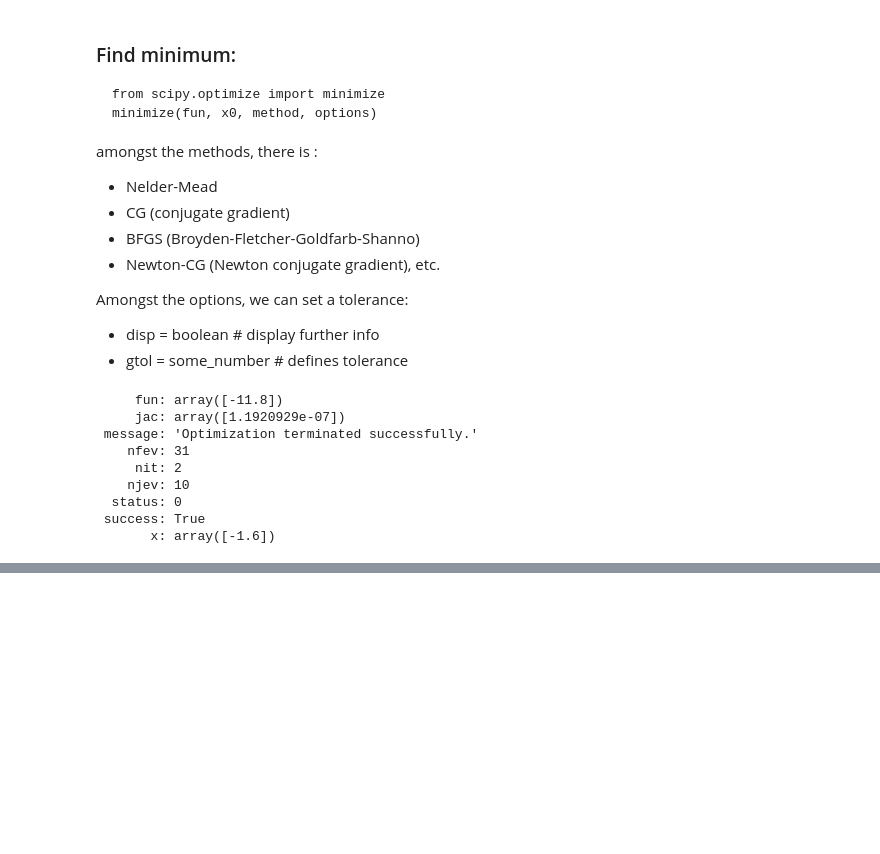
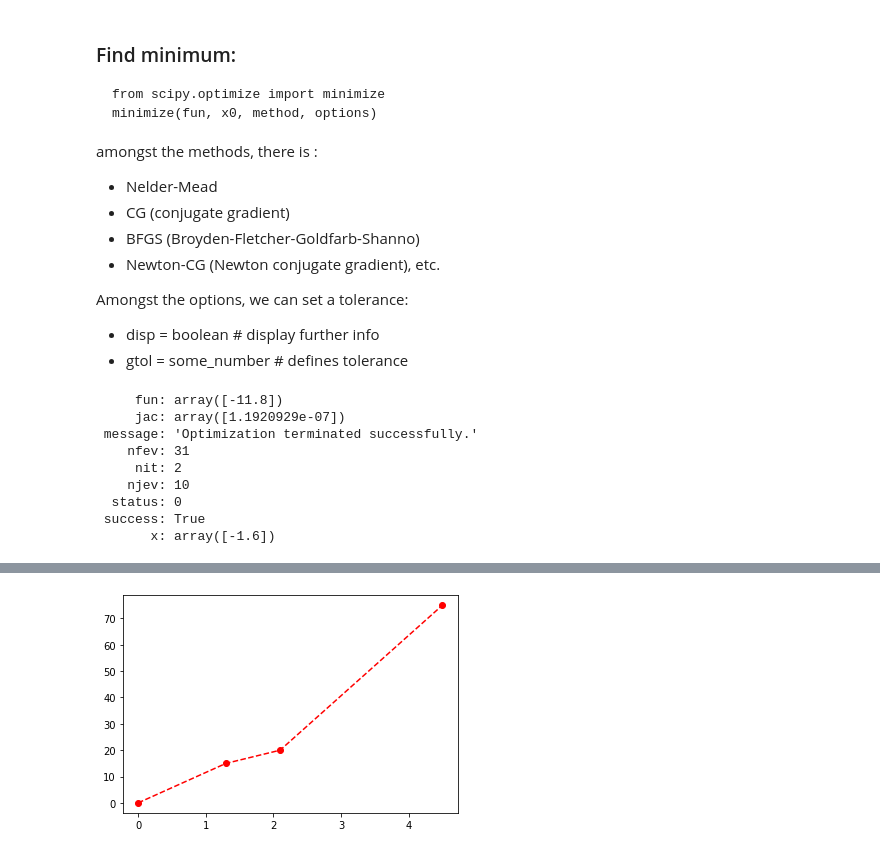
Before and after one commit to icaroacarvalho/Learning-Python, a Jupyter notebook: Learning_python.ipynb, the cells around one changed output, grey strips where cells are left out. Cells and saved outputs as stored; diff of their text form; code cells hidden in the pictures; blank space fills up the shorter version.

```diff
--- a/Learning_python.ipynb
+++ b/Learning_python.ipynb
@@ -4506,0 +4755,5 @@ __Sparse data__ is data that contains unused elements, that do not carry relevan
+# %%
+plt.plot(x, y, 'o--r')
+plt.show()
+# %% [output]
+[figure, added]
```
Also changed, not shown: parts of 41 cells of this notebook.
